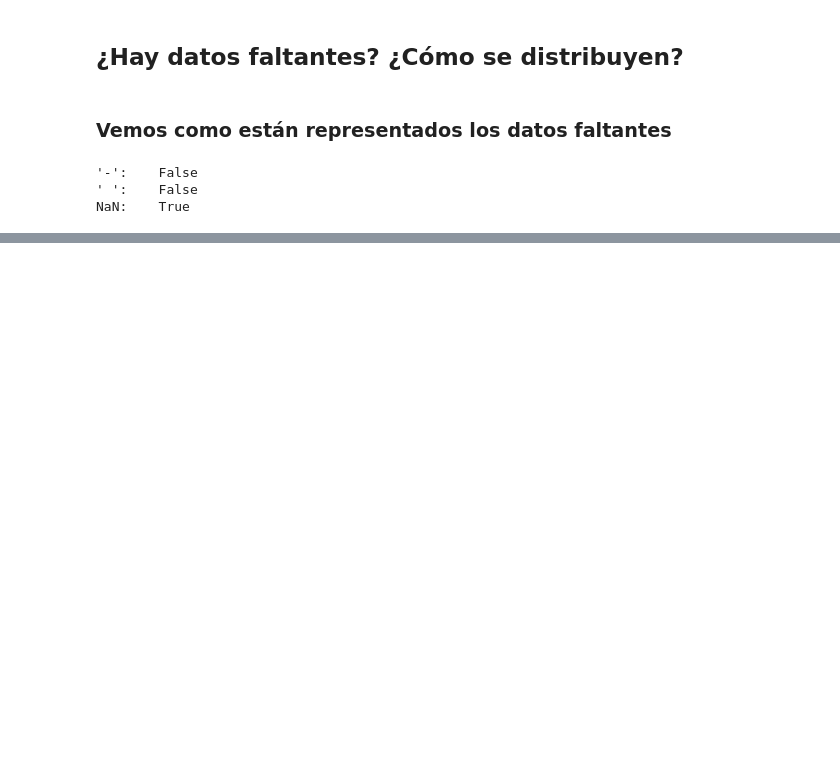
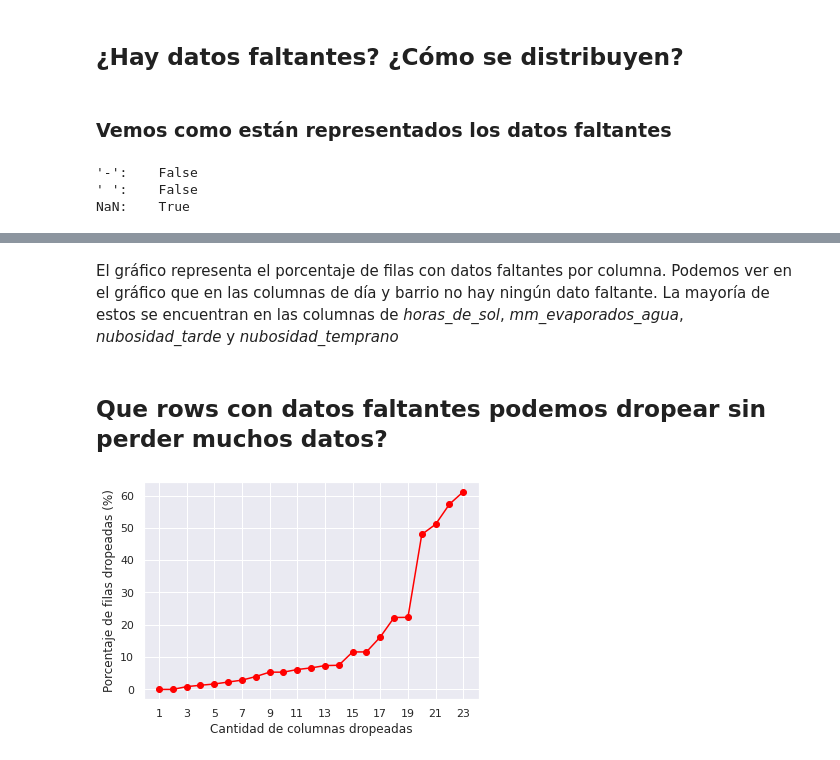
Before and after one commit to fdelu/orga-de-datos, a Jupyter notebook: TP1.ipynb, the cells around one changed output, grey strips where cells are left out. Drawn from its saved outputs; the diff is of its cells as text; code cells hidden in the pictures; blank space fills up the shorter version.

```diff
--- a/TP1.ipynb
+++ b/TP1.ipynb
@@ -86,0 +109,21 @@ NaN:    True
+# %% [markdown]
+El gráfico representa el porcentaje de filas con datos faltantes por columna.
+Podemos ver en el gráfico que en las columnas de día y barrio no hay ningún dato faltante. La mayoría de estos se encuentran en las columnas de *horas_de_sol*, *mm_evaporados_agua*, *nubosidad_tarde* y *nubosidad_temprano*
+# %% [markdown]
+## Que rows con datos faltantes podemos dropear sin perder muchos datos?
+# %%
+x = range(1, len(df.columns) + 1)
+y = []
+
+features_ord = sorted(df.columns, key=lambda f : len(df[df[f].isna()]))
+for i in x:
+    df = df_original.loc[df_original[features_ord[:i]].dropna().index]
+    y.append((1 - len(df)/len(df_original))*100)
+
+plt.ylabel("Porcentaje de filas dropeadas (%)")
+plt.xlabel("Cantidad de columnas dropeadas")
+plt.plot(x, y, "o-", color = 'red')
+plt.xticks(x[::2])
+plt.show()
+# %% [output]
+[figure, added]
```
Also changed, not shown: parts of 16 cells of this notebook.
